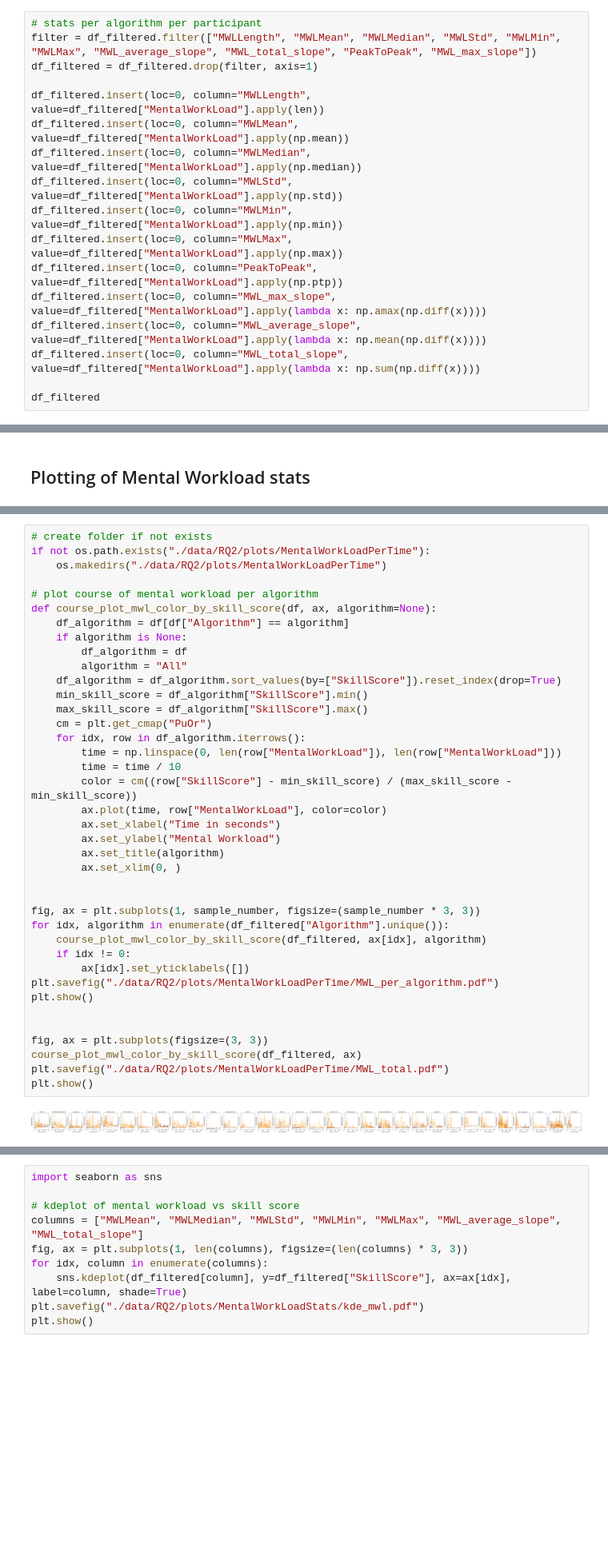
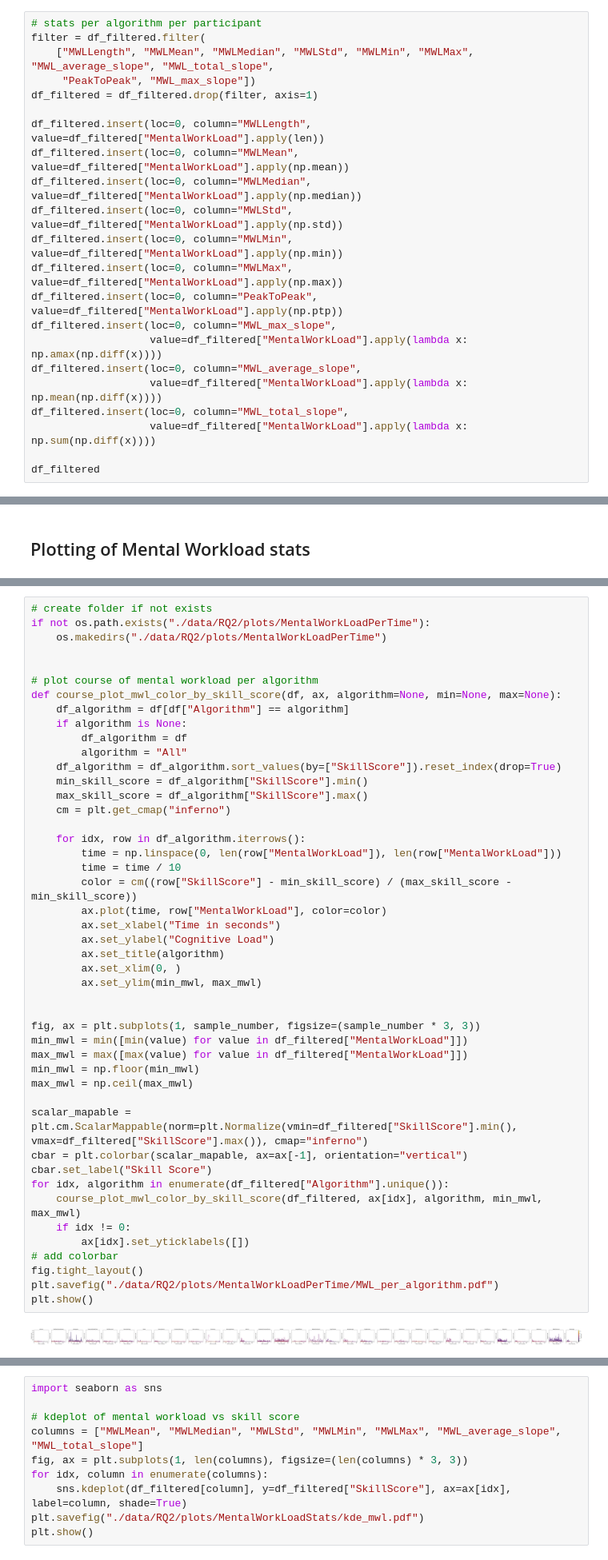
Before and after one commit to brains-on-code/NoviceVsExpert, a Jupyter notebook: dataEvaluation/RQ2_EEG.ipynb, the cells around one changed output, grey strips where cells are left out. Shown at 80% size. Cells and saved outputs as stored; diff of their text form; blank space fills up the shorter version.

```diff
--- a/dataEvaluation/RQ2_EEG.ipynb
+++ b/dataEvaluation/RQ2_EEG.ipynb
@@ -312,7 +295,9 @@ df_filtered["MentalWorkLoad"] = df_filtered["MentalWorkLoad"].apply(lambda x: np
 # Calculate metrics and stats for MWL
 # %%
 # stats per algorithm per participant
-filter = df_filtered.filter(["MWLLength", "MWLMean", "MWLMedian", "MWLStd", "MWLMin", "MWLMax", "MWL_average_slope", "MWL_total_slope", "PeakToPeak", "MWL_max_slope"])
+filter = df_filtered.filter(
+    ["MWLLength", "MWLMean", "MWLMedian", "MWLStd", "MWLMin", "MWLMax", "MWL_average_slope", "MWL_total_slope",
+     "PeakToPeak", "MWL_max_slope"])
 df_filtered = df_filtered.drop(filter, axis=1)
 
 df_filtered.insert(loc=0, column="MWLLength", value=df_filtered["MentalWorkLoad"].apply(len))
@@ -322,9 +307,12 @@ df_filtered.insert(loc=0, column="MWLStd", value=df_filtered["MentalWorkLoad"].a
 df_filtered.insert(loc=0, column="MWLMin", value=df_filtered["MentalWorkLoad"].apply(np.min))
 df_filtered.insert(loc=0, column="MWLMax", value=df_filtered["MentalWorkLoad"].apply(np.max))
 df_filtered.insert(loc=0, column="PeakToPeak", value=df_filtered["MentalWorkLoad"].apply(np.ptp))
-df_filtered.insert(loc=0, column="MWL_max_slope", value=df_filtered["MentalWorkLoad"].apply(lambda x: np.amax(np.diff(x))))
-df_filtered.insert(loc=0, column="MWL_average_slope", value=df_filtered["MentalWorkLoad"].apply(lambda x: np.mean(np.diff(x))))
-df_filtered.insert(loc=0, column="MWL_total_slope", value=df_filtered["MentalWorkLoad"].apply(lambda x: np.sum(np.diff(x))))
+df_filtered.insert(loc=0, column="MWL_max_slope",
+                   value=df_filtered["MentalWorkLoad"].apply(lambda x: np.amax(np.diff(x))))
+df_filtered.insert(loc=0, column="MWL_average_slope",
+                   value=df_filtered["MentalWorkLoad"].apply(lambda x: np.mean(np.diff(x))))
+df_filtered.insert(loc=0, column="MWL_total_slope",
+                   value=df_filtered["MentalWorkLoad"].apply(lambda x: np.sum(np.diff(x))))
 
 df_filtered
 # %% [output]
@@ -447,41 +436,48 @@ for column in ["MWLMean", "MWLMedian", "MWLStd", "MWLMin", "MWLMax", "MWL_averag
 # %%
 # create folder if not exists
 if not os.path.exists("./data/RQ2/plots/MentalWorkLoadPerTime"):
     os.makedirs("./data/RQ2/plots/MentalWorkLoadPerTime")
 
+
 # plot course of mental workload per algorithm
-def course_plot_mwl_color_by_skill_score(df, ax, algorithm=None):
+def course_plot_mwl_color_by_skill_score(df, ax, algorithm=None, min=None, max=None):
     df_algorithm = df[df["Algorithm"] == algorithm]
     if algorithm is None:
         df_algorithm = df
         algorithm = "All"
     df_algorithm = df_algorithm.sort_values(by=["SkillScore"]).reset_index(drop=True)
     min_skill_score = df_algorithm["SkillScore"].min()
     max_skill_score = df_algorithm["SkillScore"].max()
-    cm = plt.get_cmap("PuOr")
+    cm = plt.get_cmap("inferno")
+
     for idx, row in df_algorithm.iterrows():
         time = np.linspace(0, len(row["MentalWorkLoad"]), len(row["MentalWorkLoad"]))
         time = time / 10
         color = cm((row["SkillScore"] - min_skill_score) / (max_skill_score - min_skill_score))
         ax.plot(time, row["MentalWorkLoad"], color=color)
         ax.set_xlabel("Time in seconds")
-        ax.set_ylabel("Mental Workload")
+        ax.set_ylabel("Cognitive Load")
         ax.set_title(algorithm)
         ax.set_xlim(0, )
+        ax.set_ylim(min_mwl, max_mwl)
 
 
 fig, ax = plt.subplots(1, sample_number, figsize=(sample_number * 3, 3))
+min_mwl = min([min(value) for value in df_filtered["MentalWorkLoad"]])
+max_mwl = max([max(value) for value in df_filtered["MentalWorkLoad"]])
+min_mwl = np.floor(min_mwl)
+max_mwl = np.ceil(max_mwl)
+
+scalar_mapable = plt.cm.ScalarMappable(norm=plt.Normalize(vmin=df_filtered["SkillScore"].min(), vmax=df_filtered["SkillScore"].max()), cmap="inferno")
+cbar = plt.colorbar(scalar_mapable, ax=ax[-1], orientation="vertical")
+cbar.set_label("Skill Score")
 for idx, algorithm in enumerate(df_filtered["Algorithm"].unique()):
-    course_plot_mwl_color_by_skill_score(df_filtered, ax[idx], algorithm)
+    course_plot_mwl_color_by_skill_score(df_filtered, ax[idx], algorithm, min_mwl, max_mwl)
     if idx != 0:
         ax[idx].set_yticklabels([])
+# add colorbar
+fig.tight_layout()
 plt.savefig("./data/RQ2/plots/MentalWorkLoadPerTime/MWL_per_algorithm.pdf")
 plt.show()
-
-
-fig, ax = plt.subplots(figsize=(3, 3))
-course_plot_mwl_color_by_skill_score(df_filtered, ax)
-plt.savefig("./data/RQ2/plots/MentalWorkLoadPerTime/MWL_total.pdf")
-plt.show()
 # %% [output]
-[figure, old version]
+[figure, new version]
```
Also changed, not shown: parts of 23 cells of this notebook, 1 other file.
